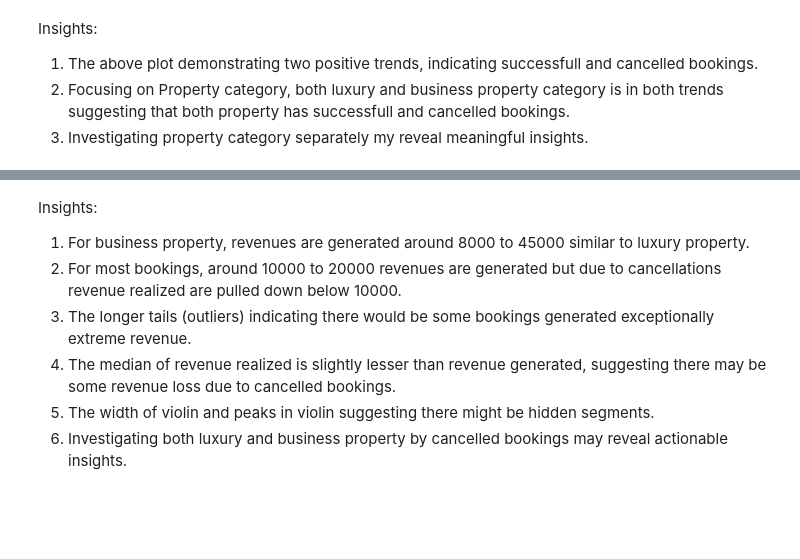
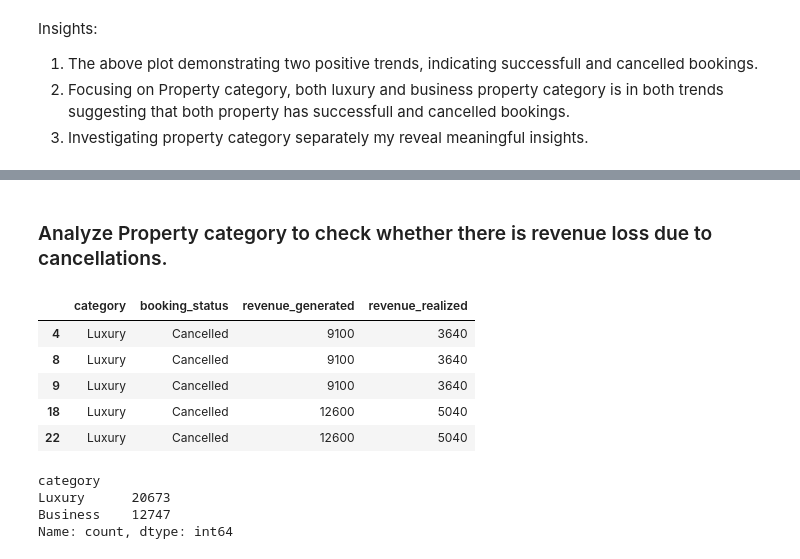
Before and after one commit to Bhuvi128/Hospitality-Revenue-Optimization-Data-analysis, a Jupyter notebook: Hospitality Revenue Optimzation.ipynb, the cells around one changed output, grey strips where cells are left out. Drawn from its saved outputs; the diff is of its cells as text; code cells hidden in the pictures; blank space fills up the shorter version.

```diff
--- a/Hospitality Revenue Optimzation.ipynb
+++ b/Hospitality Revenue Optimzation.ipynb
@@ -869,8 +514,19 @@ plt.show()
-# %% [markdown]
-Insights:
-1. For business property, revenues are generated around 8000 to 45000 similar to luxury property.
-2. For most bookings, around 10000 to 20000 revenues are generated but due to cancellations revenue realized are pulled down below 10000.
-3. The longer tails (outliers) indicating there would be some bookings generated exceptionally extreme revenue.
-4. The median of revenue realized is slightly lesser than revenue generated, suggesting there may be some revenue loss due to cancelled bookings.
-5. The width of violin and peaks in violin suggesting there might be hidden segments.
-6. Investigating both luxury and business property by cancelled bookings may reveal actionable insights.
+# %% [markdown]
+### Analyze Property category to check whether there is revenue loss due to cancellations.
+# %%
+cancelled_book_prop = prop_cat_rev[prop_cat_rev['booking_status'] == 'Cancelled']
+cancelled_book_prop.head()
+# %% [output]
+|  | category | booking_status | revenue_generated | revenue_realized |
+| 4 | Luxury | Cancelled | 9100 | 3640 |
+| 8 | Luxury | Cancelled | 9100 | 3640 |
+| 9 | Luxury | Cancelled | 9100 | 3640 |
+| 18 | Luxury | Cancelled | 12600 | 5040 |
+| 22 | Luxury | Cancelled | 12600 | 5040 |
+# %%
+cancelled_book_prop['category'].value_counts()
+# %% [output]
+category
+Luxury      20673
+Business    12747
+Name: count, dtype: int64
```
Also changed, not shown: parts of 65 cells of this notebook.
